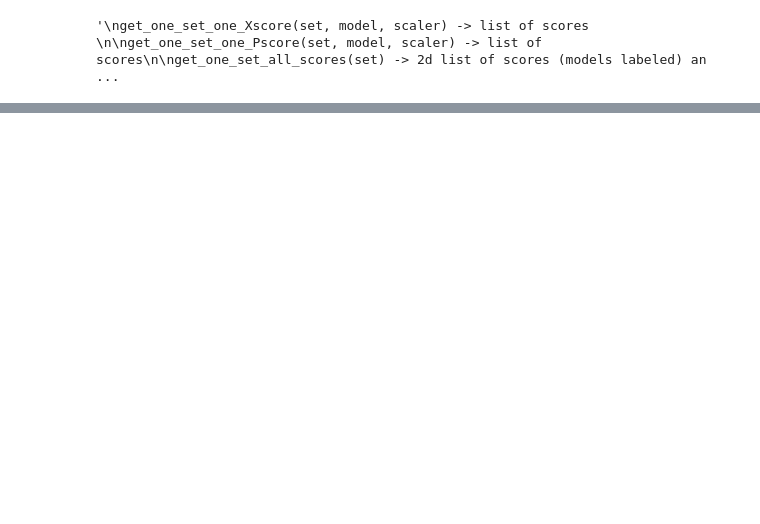
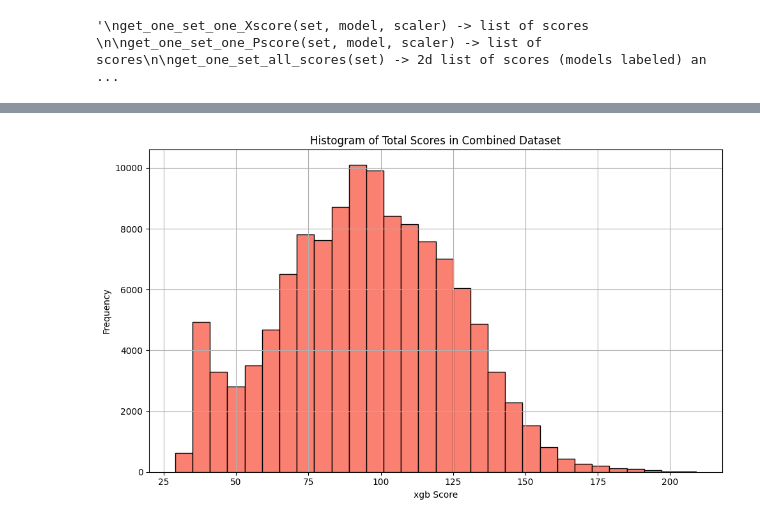
Before and after one commit to GMorgulis/MS_Pipeline, a Jupyter notebook: ensemble/trial2.ipynb, the cells around one changed output, grey strips where cells are left out. Saved outputs shown, nothing was run; the diff lists cells and outputs as text; code cells hidden in the pictures; blank space fills up the shorter version.

```diff
--- a/ensemble/trial2.ipynb
+++ b/ensemble/trial2.ipynb
@@ -296,0 +322,12 @@ print(top_ten)
+# %%
+# Plot histogram of total_score
+plt.figure(figsize=(10, 6))
+plt.hist(xgb_scores_df['total_score'], bins=30, edgecolor='black', color='salmon')
+plt.xlabel("xgb Score")
+plt.ylabel("Frequency")
+plt.title("Histogram of Total Scores in Combined Dataset")
+plt.grid(True)
+plt.tight_layout()
+plt.show()
+# %% [output]
+[figure, added]
```
Also changed, not shown: parts of 6 cells of this notebook.
